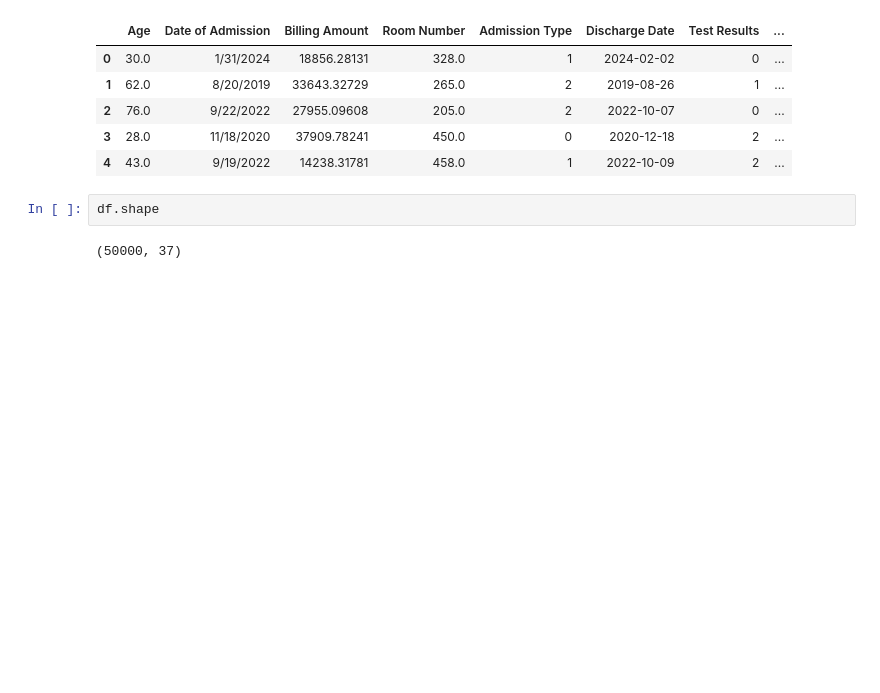
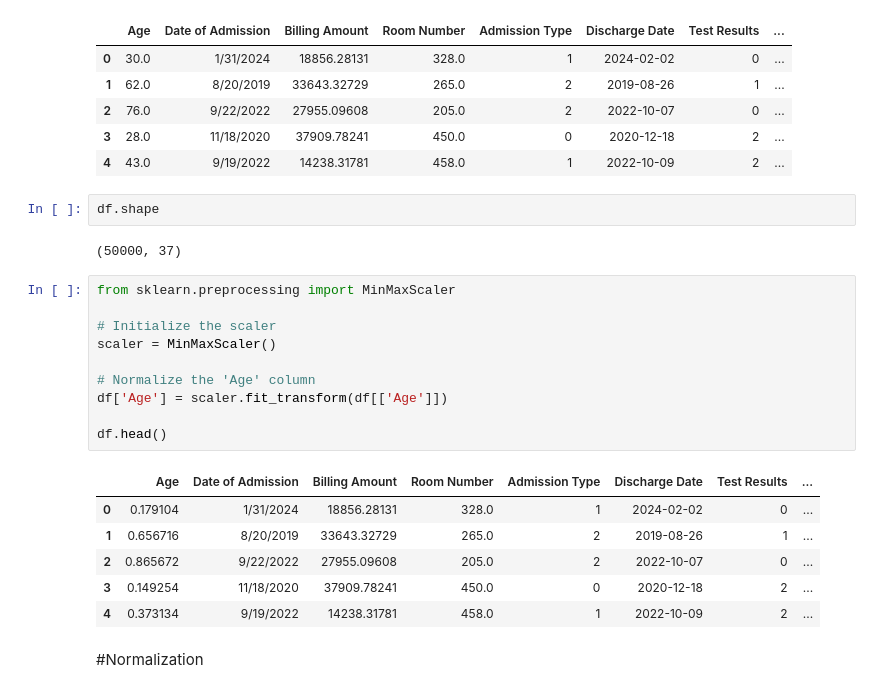
Before and after one commit to LauraLucasZ/Healthcare-Classification-ML, a Jupyter notebook: HealthCareTask2.ipynb, the cells around one changed output. Saved outputs shown, nothing was run; the diff lists cells and outputs as text; blank space fills up the shorter version.

Commit message:
Normalization of columns

```diff
--- a/HealthCareTask2.ipynb
+++ b/HealthCareTask2.ipynb
@@ -1018,3 +1018,22 @@ df.head()
 df.shape
 # %% [output]
 (50000, 37)
+# %%
+from sklearn.preprocessing import MinMaxScaler
+
+# Initialize the scaler
+scaler = MinMaxScaler()
+
+# Normalize the 'Age' column
+df['Age'] = scaler.fit_transform(df[['Age']])
+
+df.head()
+# %% [output]
+|  | Age | Date of Admission | Billing Amount | Room Number | Admission Type | Discharge Date | Test Results | ... |
+| 0 | 0.179104 | 1/31/2024 | 18856.28131 | 328.0 | 1 | 2024-02-02 | 0 | ... |
+| 1 | 0.656716 | 8/20/2019 | 33643.32729 | 265.0 | 2 | 2019-08-26 | 1 | ... |
+| 2 | 0.865672 | 9/22/2022 | 27955.09608 | 205.0 | 2 | 2022-10-07 | 0 | ... |
+| 3 | 0.149254 | 11/18/2020 | 37909.78241 | 450.0 | 0 | 2020-12-18 | 2 | ... |
+| 4 | 0.373134 | 9/19/2022 | 14238.31781 | 458.0 | 1 | 2022-10-09 | 2 | ... |
+# %% [markdown]
+#Normalization
```
Also changed, not shown: parts of 10 cells of this notebook.
